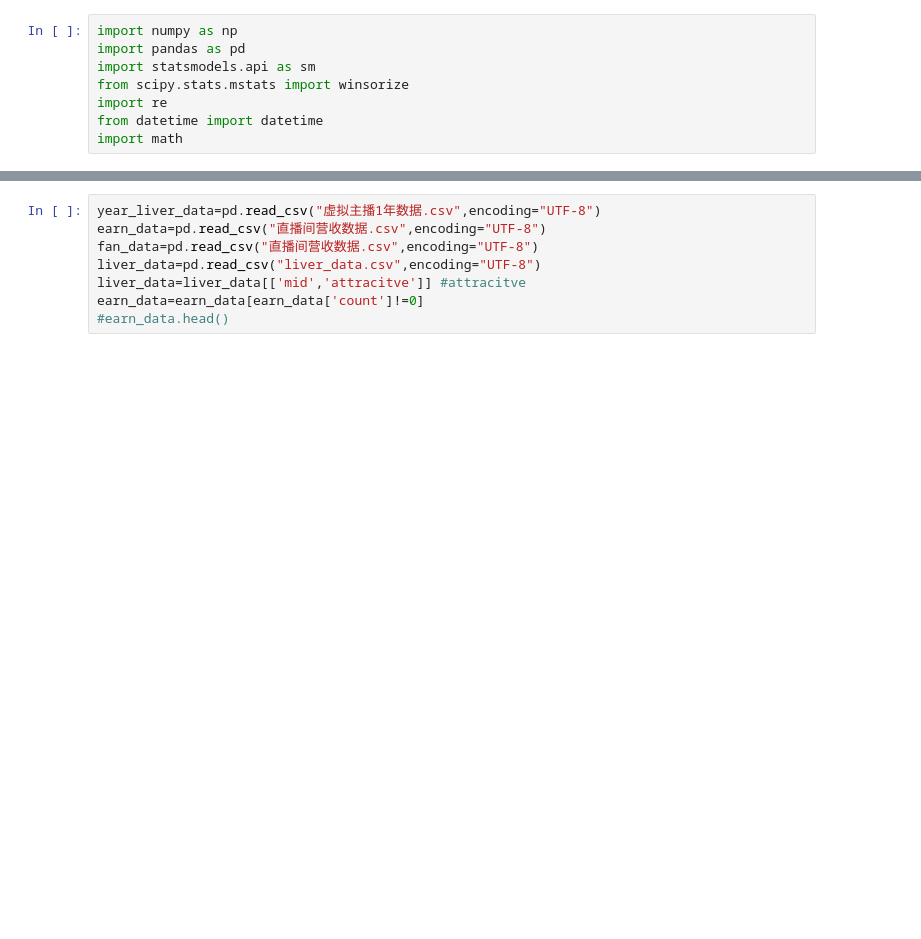
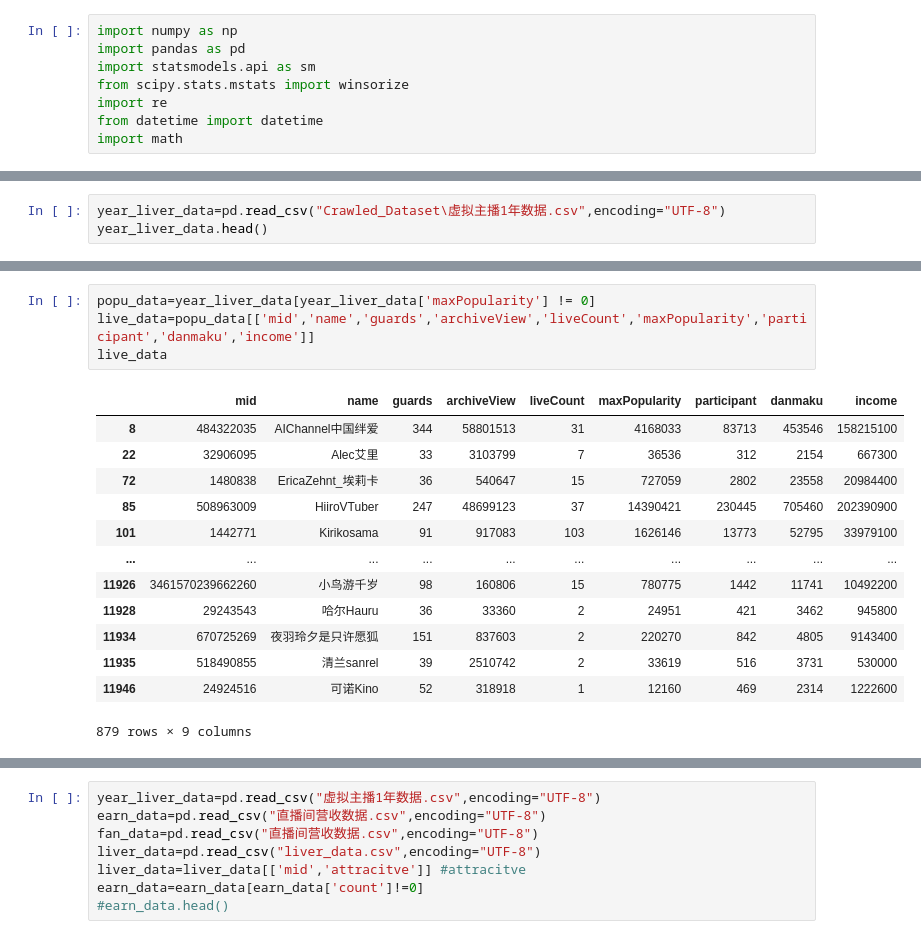
Before and after one commit to juanliu27/Vtuber_Profitability, a Jupyter notebook: data_pre-processing.ipynb, the cells around one changed output, grey strips where cells are left out. Cells and saved outputs as stored; diff of their text form; blank space fills up the shorter version.

```diff
--- a/论文数据处理.ipynb
+++ b/data_pre-processing.ipynb
@@ -8,0 +23,3 @@ import math
+# %%
+year_liver_data=pd.read_csv("Crawled_Dataset\虚拟主播1年数据.csv",encoding="UTF-8")
+year_liver_data.head()
@@ -8,0 +33,18 @@ import math
+# %%
+popu_data=year_liver_data[year_liver_data['maxPopularity'] != 0]
+live_data=popu_data[['mid','name','guards','archiveView','liveCount','maxPopularity','participant','danmaku','income']]
+live_data
+# %% [output]
+|  | mid | name | guards | archiveView | liveCount | maxPopularity | participant | danmaku | income |
+| 8 | 484322035 | AIChannel中国绊爱 | 344 | 58801513 | 31 | 4168033 | 83713 | 453546 | 158215100 |
+| 22 | 32906095 | Alec艾里 | 33 | 3103799 | 7 | 36536 | 312 | 2154 | 667300 |
+| 72 | 1480838 | EricaZehnt_埃莉卡 | 36 | 540647 | 15 | 727059 | 2802 | 23558 | 20984400 |
+| 85 | 508963009 | HiiroVTuber | 247 | 48699123 | 37 | 14390421 | 230445 | 705460 | 202390900 |
+| 101 | 1442771 | Kirikosama | 91 | 917083 | 103 | 1626146 | 13773 | 52795 | 33979100 |
+| ... | ... | ... | ... | ... | ... | ... | ... | ... | ... |
+| 11926 | 3461570239662260 | 小鸟游千岁 | 98 | 160806 | 15 | 780775 | 1442 | 11741 | 10492200 |
+| 11928 | 29243543 | 哈尔Hauru | 36 | 33360 | 2 | 24951 | 421 | 3462 | 945800 |
+| 11934 | 670725269 | 夜羽玲夕是只许愿狐 | 151 | 837603 | 2 | 220270 | 842 | 4805 | 9143400 |
+| 11935 | 518490855 | 清兰sanrel | 39 | 2510742 | 2 | 33619 | 516 | 3731 | 530000 |
+| 11946 | 24924516 | 可诺Kino | 52 | 318918 | 1 | 12160 | 469 | 2314 | 1222600 |
+879 rows × 9 columns
```
Also changed, not shown: parts of 9 cells of this notebook, 22 other files.
